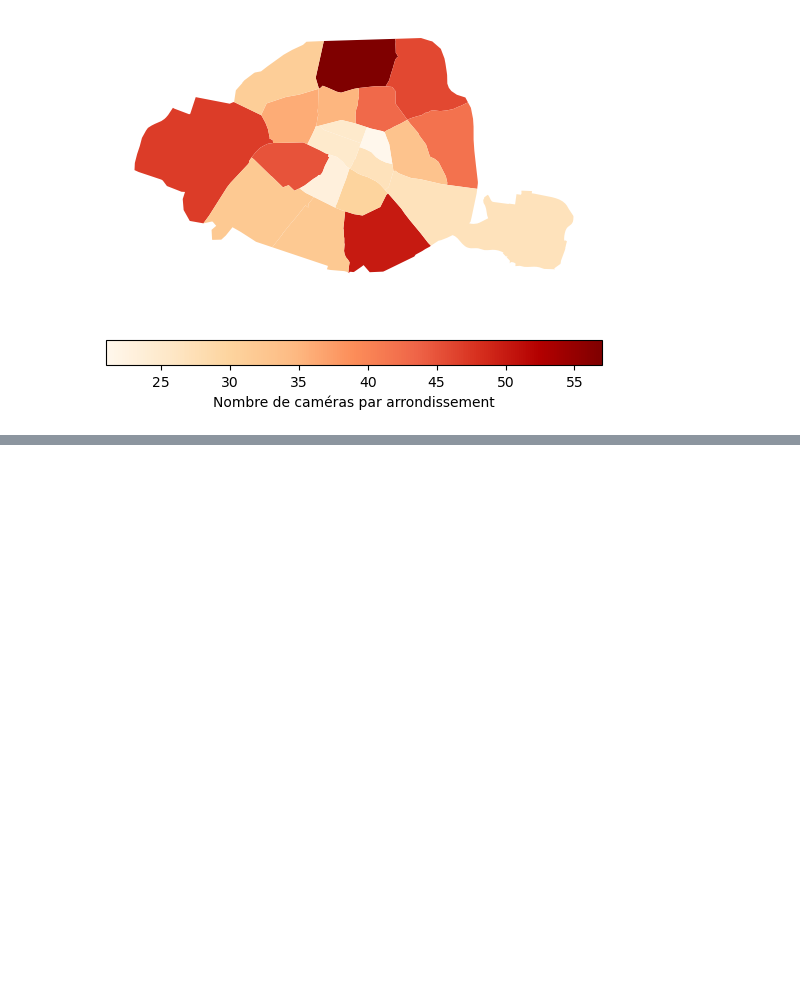
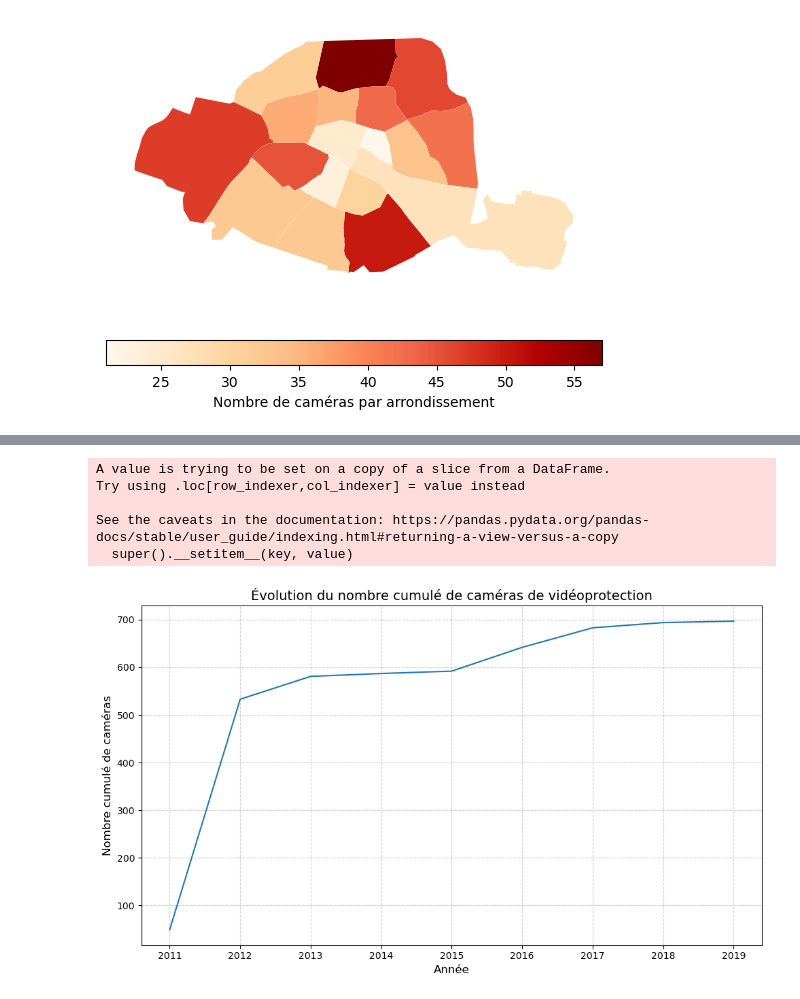
Before and after one commit to Yasmxne/Projet-Python-pour-la-Data-Science, a Jupyter notebook: exploration_videoprotection.ipynb, the cells around one changed output, grey strips where cells are left out. Cells and saved outputs as stored; diff of their text form; code cells hidden in the pictures; blank space fills up the shorter version.

```diff
--- a/exploration_videoprotection.ipynb
+++ b/exploration_videoprotection.ipynb
@@ -192,0 +216,52 @@ EPSG:3395
+# %%
+def convert_date_format(date_str):
+    # Cas 1 : Si la date commence par "Début", convertir en "01/01/yyyy"
+    if isinstance(date_str, str) and date_str.startswith("Début"):
+        year = date_str.split()[-1]  # Extraire l'année après 'Début'
+        new_date_str = f"01/01/{year}"
+        return pd.to_datetime(new_date_str, format='%d/%m/%Y', errors='raise')
+
+    # Cas 2 : Si la date est sous forme de chaîne 'jj/mm/yy', convertir en datetime
+    if isinstance(date_str, str) and len(date_str) == 8 and date_str[2] == '/' and date_str[5] == '/':
+        return pd.to_datetime(date_str, format='%d/%m/%y', errors='raise')
+
+    # Cas 3 : Si la date est une chaîne représentant un nombre (format Excel), la convertir en datetime
+    if isinstance(date_str, str) and date_str.isdigit():
+        num_date = float(date_str)  # Convertir la chaîne de caractères en nombre
+        return pd.to_datetime('1899-12-30') + pd.to_timedelta(num_date, unit='D')
+
+    # Cas 4 : Si la date est déjà un nombre (format Excel), la convertir directement en datetime
+    if isinstance(date_str, (int, float)):
+        return pd.to_datetime('1899-12-30') + pd.to_timedelta(float(date_str), unit='D')
+
+    # Si aucun format ne correspond
+    return None
+
+gdf_videoprotection['Date de mise en service'] = gdf_videoprotection['Date de mise en service'].apply(convert_date_format)
+# %%
+gdf_videoprotection = gdf_videoprotection.dropna(subset=['Date de mise en service'])
+
+# Extraire l'année de mise en service et compter le nombre de caméras mises en service par année
+gdf_videoprotection['Année'] = gdf_videoprotection['Date de mise en service'].dt.year
+cameras_par_annee = gdf_videoprotection.groupby('Année').size().cumsum()
+
+# Tracer l'évolution du nombre cumulé de caméras
+plt.figure(figsize=(10, 6))
+plt.plot(cameras_par_annee.index, cameras_par_annee.values)
+
+# Personnalisation du graphique
+plt.title("Évolution du nombre cumulé de caméras de vidéoprotection", fontsize=14)
+plt.xlabel("Année", fontsize=12)
+plt.ylabel("Nombre cumulé de caméras", fontsize=12)
+plt.grid(visible=True, linestyle='--', alpha=0.6)
+plt.tight_layout()
+
+# Afficher le graphique
+plt.show()
+# %% [output]
+A value is trying to be set on a copy of a slice from a DataFrame.
+Try using .loc[row_indexer,col_indexer] = value instead
+
+See the caveats in the documentation: https://pandas.pydata.org/pandas-docs/stable/user_guide/indexing.html#returning-a-view-versus-a-copy
+  super().__setitem__(key, value)
+[figure, added]
```
Also changed, not shown: parts of 7 cells of this notebook.
